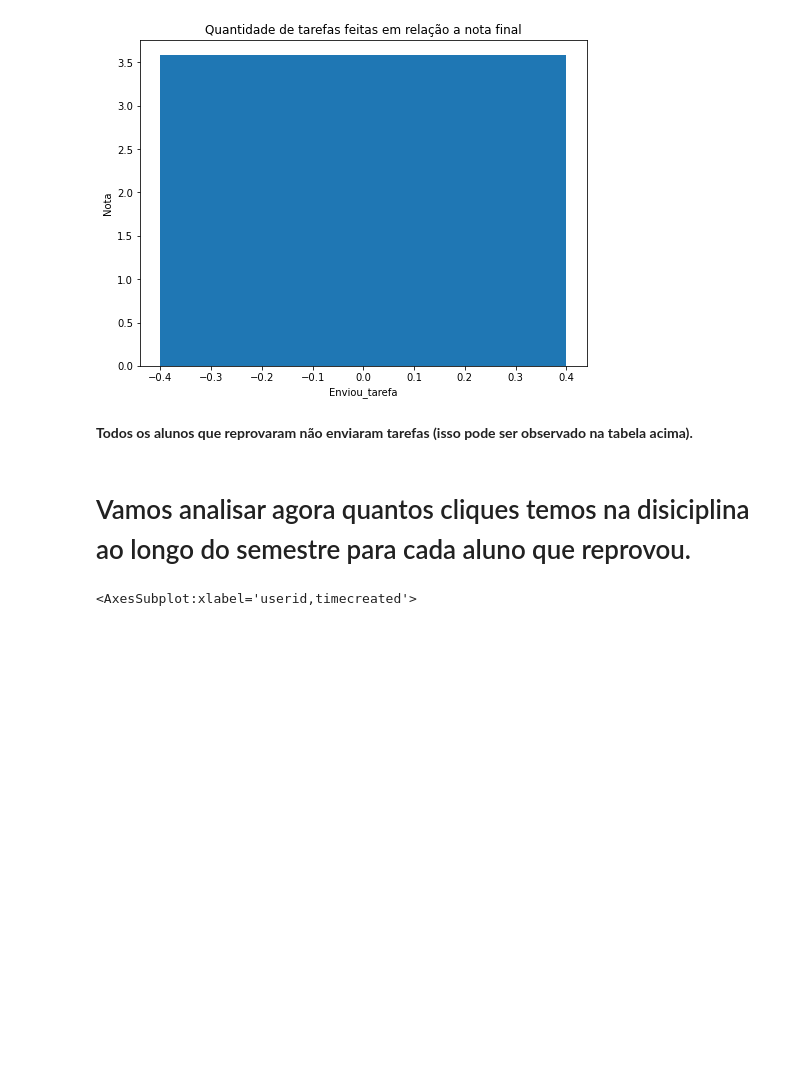
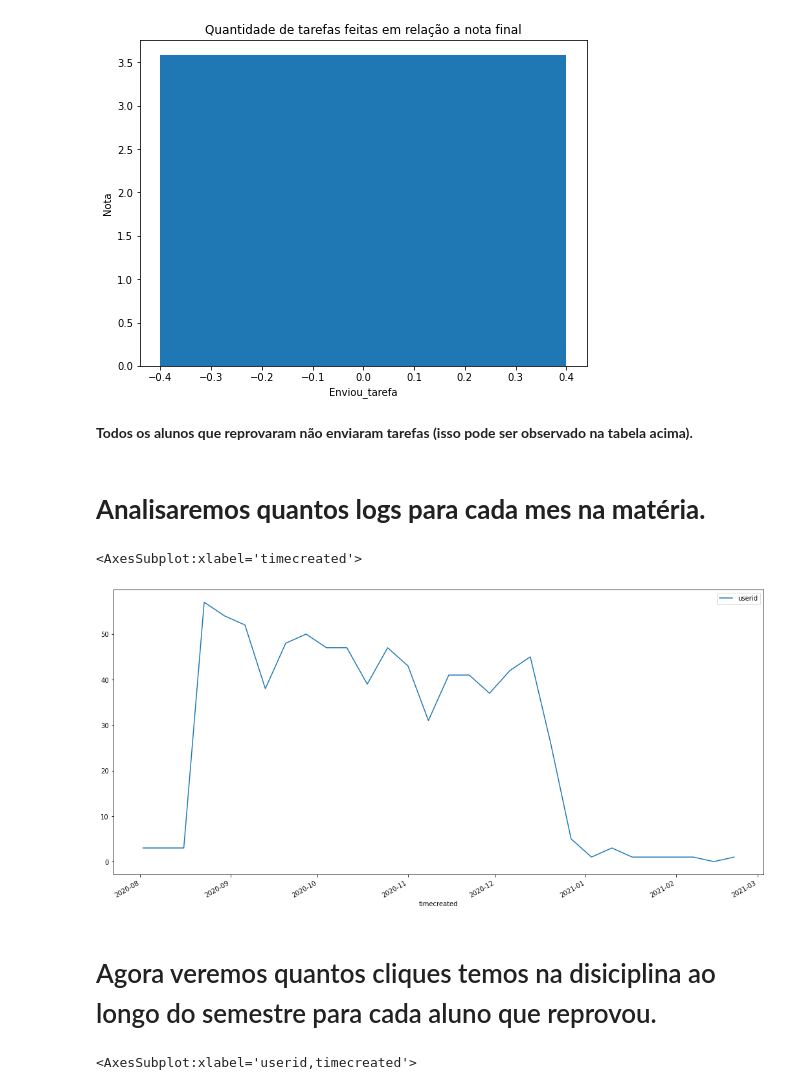
Before and after one commit to atp/edisc-analytics, a Jupyter notebook: Analise_de_Engajamento2.ipynb, the cells around one changed output. Cells and saved outputs as stored; diff of their text form; code cells hidden in the pictures; blank space fills up the shorter version.

```diff
--- a/Analise_de_Engajamento2.ipynb
+++ b/Analise_de_Engajamento2.ipynb
@@ -321,5 +321,16 @@ Text(0, 0.5, 'Nota')
 [figure]
 # %% [markdown]
 **Todos os alunos que reprovaram não enviaram tarefas (isso pode ser observado na tabela acima).**
+# %% [markdown]
+ # **Analisaremos quantos logs para cada mes na matéria.**
+# %%
+logs = pd.read_csv('data/nonpublic/logs-4300459-2021.csv',parse_dates=['timecreated'])
+logs = logs.set_index('timecreated')
+# %%
+logs_mes=logs.resample('W').nunique().query("userid != 2 & userid != -1 & userid !=6")
+logs_mes.plot(y= 'userid',figsize=(18,9))
+# %% [output]
+<AxesSubplot:xlabel='timecreated'>
+[figure, added]
 # %% [markdown]
-# Vamos analisar agora quantos cliques temos na disiciplina ao longo do semestre para cada aluno que reprovou.
+# Agora veremos quantos cliques temos na disiciplina ao longo do semestre para cada aluno que reprovou.
```
Also changed, not shown: parts of 13 cells of this notebook.
